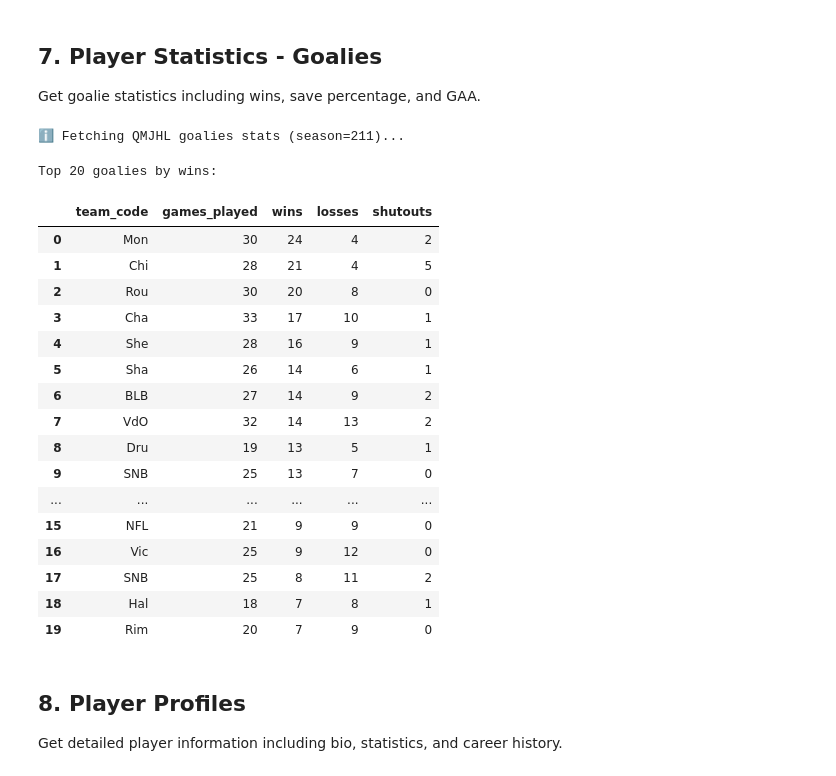
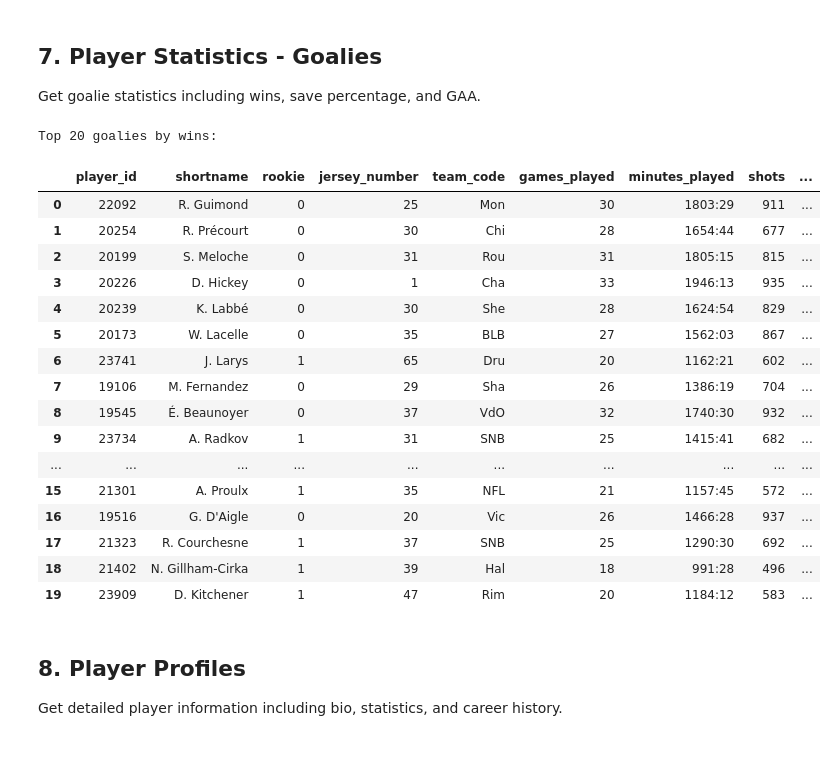
Before and after one commit to maxtixador/scrapernhl, a Jupyter notebook: notebooks/09_qmjhl_league_examples.ipynb, the cells around one changed output. Drawn from its saved outputs; the diff is of its cells as text; code cells hidden in the pictures.

```diff
--- a/notebooks/09_qmjhl_league_examples.ipynb
+++ b/notebooks/09_qmjhl_league_examples.ipynb
@@ -257,41 +264,28 @@ Get goalie statistics including wins, save percentage, and GAA.
 # %%
 # Get goalie stats sorted by wins
 goalies = scrapePlayerStats(player_type='goalie', limit=20, sort='wins')
 print(f"Top {len(goalies)} goalies by wins:")
 
-# Display goalie stats with relevant columns
-if len(goalies) > 0:
-    goalie_cols = []
-    for col in ['name', 'team_code', 'games_played', 'wins', 'losses', 'gaa', 'savePct', 'shutouts']:
-        if col in goalies.columns:
-            goalie_cols.append(col)
-
-    if goalie_cols:
-        display(goalies[goalie_cols].head(20))
-    else:
-        display(goalies.head(20))
-else:
-    print("No goalie data available")
+display(goalies.head(20))
 # %% [output]
-ℹ Fetching QMJHL goalies stats (season=211)...
+Top 20 goalies by wins:
-Top 20 goalies by wins:
-|  | team_code | games_played | wins | losses | shutouts |
-| 0 | Mon | 30 | 24 | 4 | 2 |
-| 1 | Chi | 28 | 21 | 4 | 5 |
-| 2 | Rou | 30 | 20 | 8 | 0 |
-| 3 | Cha | 33 | 17 | 10 | 1 |
-| 4 | She | 28 | 16 | 9 | 1 |
-| 5 | Sha | 26 | 14 | 6 | 1 |
-| 6 | BLB | 27 | 14 | 9 | 2 |
-| 7 | VdO | 32 | 14 | 13 | 2 |
-| 8 | Dru | 19 | 13 | 5 | 1 |
-| 9 | SNB | 25 | 13 | 7 | 0 |
-| ... | ... | ... | ... | ... | ... |
-| 15 | NFL | 21 | 9 | 9 | 0 |
-| 16 | Vic | 25 | 9 | 12 | 0 |
-| 17 | SNB | 25 | 8 | 11 | 2 |
-| 18 | Hal | 18 | 7 | 8 | 1 |
-| 19 | Rim | 20 | 7 | 9 | 0 |
+|  | player_id | shortname | rookie | jersey_number | team_code | games_played | minutes_played | shots | ... |
+| 0 | 22092 | R. Guimond | 0 | 25 | Mon | 30 | 1803:29 | 911 | ... |
+| 1 | 20254 | R. Précourt | 0 | 30 | Chi | 28 | 1654:44 | 677 | ... |
+| 2 | 20199 | S. Meloche | 0 | 31 | Rou | 31 | 1805:15 | 815 | ... |
+| 3 | 20226 | D. Hickey | 0 | 1 | Cha | 33 | 1946:13 | 935 | ... |
+| 4 | 20239 | K. Labbé | 0 | 30 | She | 28 | 1624:54 | 829 | ... |
+| 5 | 20173 | W. Lacelle | 0 | 35 | BLB | 27 | 1562:03 | 867 | ... |
+| 6 | 23741 | J. Larys | 1 | 65 | Dru | 20 | 1162:21 | 602 | ... |
+| 7 | 19106 | M. Fernandez | 0 | 29 | Sha | 26 | 1386:19 | 704 | ... |
+| 8 | 19545 | É. Beaunoyer | 0 | 37 | VdO | 32 | 1740:30 | 932 | ... |
+| 9 | 23734 | A. Radkov | 1 | 31 | SNB | 25 | 1415:41 | 682 | ... |
+| ... | ... | ... | ... | ... | ... | ... | ... | ... | ... |
+| 15 | 21301 | A. Proulx | 1 | 35 | NFL | 21 | 1157:45 | 572 | ... |
+| 16 | 19516 | G. D'Aigle | 0 | 20 | Vic | 26 | 1466:28 | 937 | ... |
+| 17 | 21323 | R. Courchesne | 1 | 37 | SNB | 25 | 1290:30 | 692 | ... |
+| 18 | 21402 | N. Gillham-Cirka | 1 | 39 | Hal | 18 | 991:28 | 496 | ... |
+| 19 | 23909 | D. Kitchener | 1 | 47 | Rim | 20 | 1184:12 | 583 | ... |
 # %% [markdown]
 ## 8. Player Profiles
 
```
Also changed, not shown: parts of 8 cells of this notebook, 15 other files.
